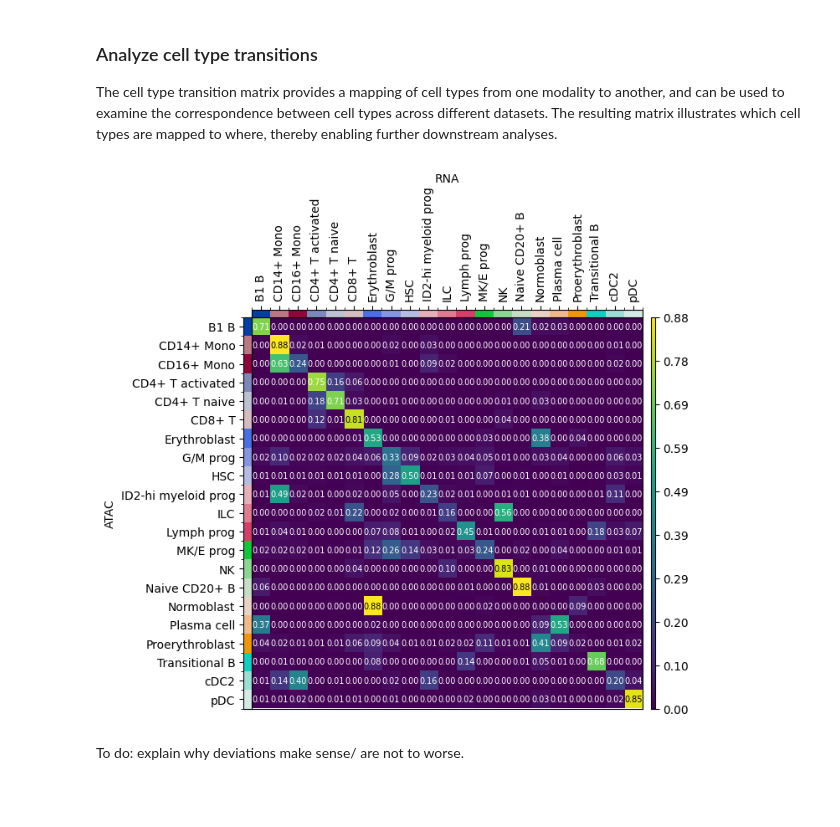
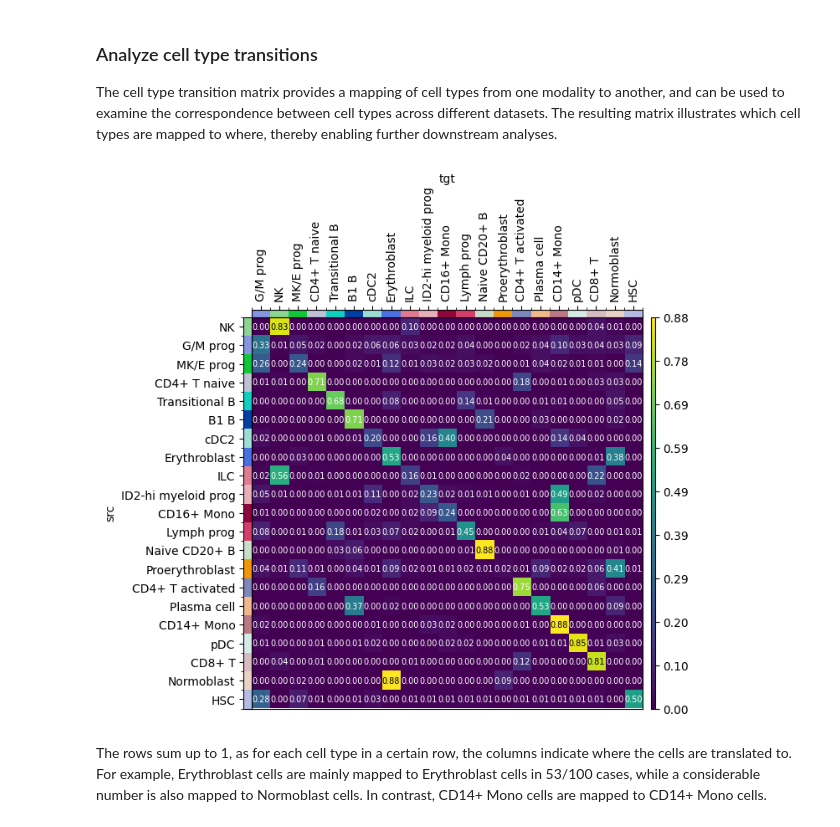
Before and after one commit to theislab/moscot_notebooks, a Jupyter notebook: tutorials/600_tutorial_translation.ipynb, the cells around one changed output. Cells and saved outputs as stored; diff of their text form; code cells hidden in the pictures; blank space fills up the shorter version.

```diff
--- a/tutorials/600_tutorial_translation.ipynb
+++ b/tutorials/600_tutorial_translation.ipynb
@@ -155,14 +155,14 @@ plt.show()
 The cell type transition matrix provides a mapping of cell types from one modality to another, and can be used to examine the correspondence between cell types across different datasets. The resulting matrix illustrates which cell types are mapped to where, thereby enabling further downstream analyses.
 # %%
 cell_transition = ftp.cell_transition(
-    source= 'ATAC',
-    target= 'RNA',
+    source='src',
+    target='tgt',
     source_groups="cell_type",
     target_groups="cell_type",
     forward=True,
     )
 mpl.cell_transition(ftp, figsize=(5, 5))
 # %% [output]
-[figure, old version]
+[figure, new version]
-# %% [markdown]
-To do: explain why deviations make sense/ are not to worse.
+# %% [markdown]
+The rows sum up to 1, as for each cell type in a certain row, the columns indicate where the cells are translated to. For example, Erythroblast cells are mainly mapped to Erythroblast cells in 53/100 cases, while a considerable number is also mapped to Normoblast cells. In contrast, CD14+ Mono cells are mapped to CD14+ Mono cells.
```
Also changed, not shown: parts of 2 cells of this notebook.
